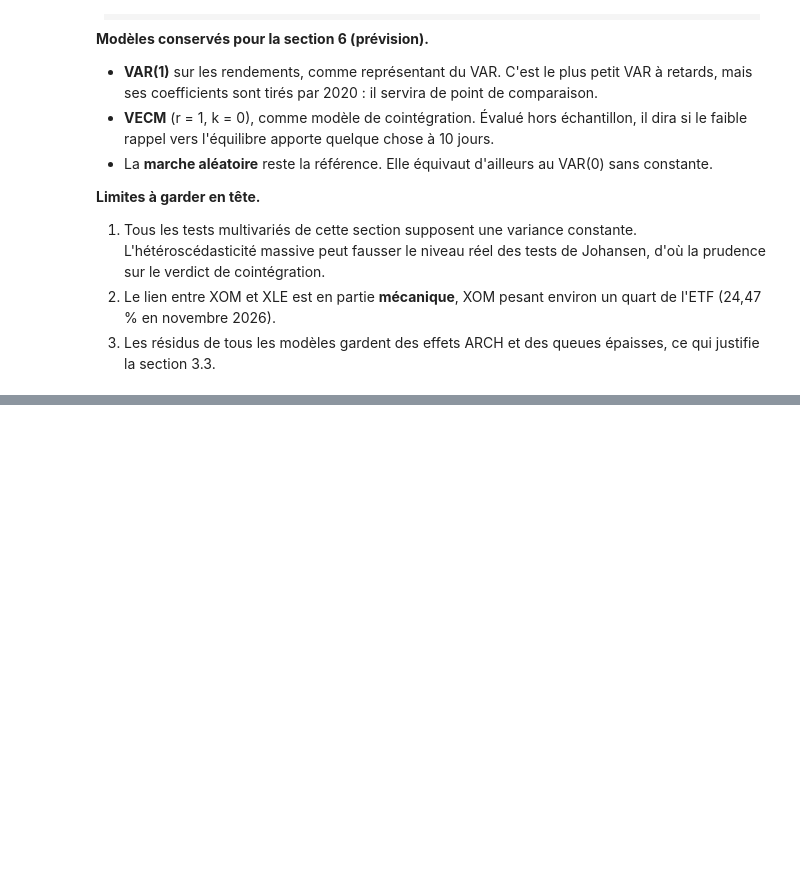
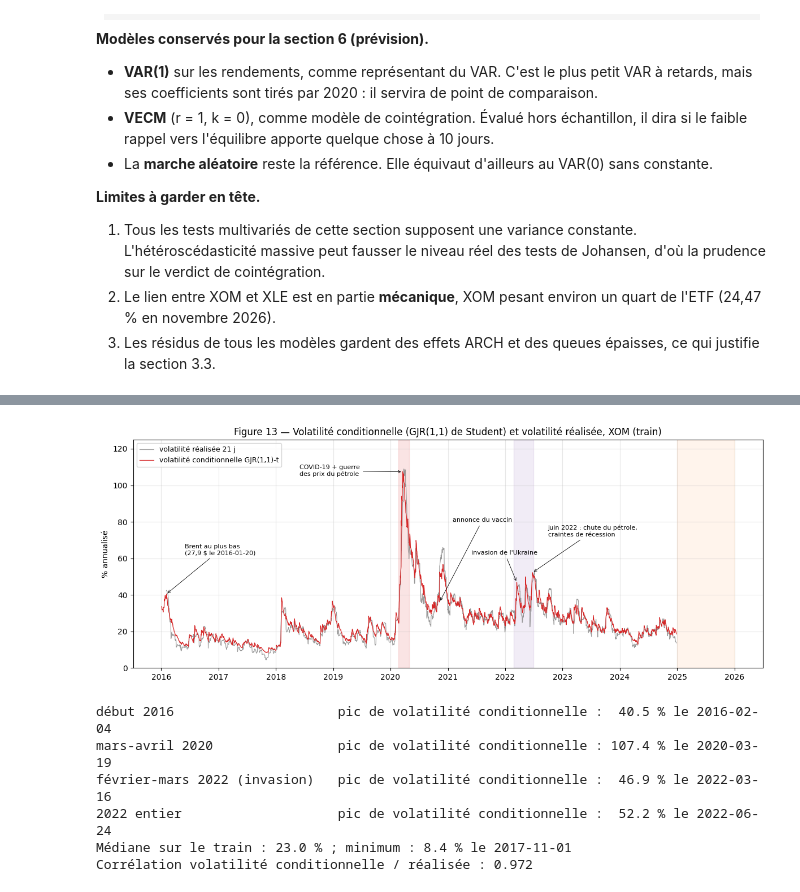
Before and after one commit to aziz28-dev/ts-project, a Jupyter notebook: notebooks/main_python.ipynb, the cells around one changed output, grey strips where cells are left out. Drawn from its saved outputs; the diff is of its cells as text; code cells hidden in the pictures; blank space fills up the shorter version.

```diff
--- a/notebooks/main_python.ipynb
+++ b/notebooks/main_python.ipynb
@@ -1716,0 +1963,41 @@ Aucun des deux α n'est significatif, ce qui est cohérent avec la faiblesse de
+# %%
+vol_c = pd.Series(gjr.conditional_volatility.to_numpy() * np.sqrt(252), index=dates_r)
+vol_r = TRAIN["XOM_vol21"]
+fig, ax = plt.subplots(figsize=(12, 4.8))
+ax.plot(vol_r.index, vol_r, lw=0.8, color="grey", alpha=0.8, label="volatilité réalisée 21 j")
+ax.plot(vol_c.index, vol_c, lw=0.9, color="tab:red", label="volatilité conditionnelle GJR(1,1)-t")
+shade(ax)
+# (date du point annoté, texte, position du texte) : positions fixées à la main pour éviter les chevauchements.
+events = [("2016-02-04", "Brent au plus bas\n(27,9 $ le 2016-01-20)", ("2016-06-01", 62)),
+          ("2020-03-19", "COVID-19 + guerre\ndes prix du pétrole", ("2018-06-01", 105)),
+          ("2020-11-09", "annonce du vaccin", ("2021-02-01", 80)),
+          ("2022-03-16", "invasion de l'Ukraine", ("2021-06-01", 62)),
+          ("2022-06-24", "juin 2022 : chute du pétrole,\ncraintes de récession", ("2022-10-01", 72))]
+for d, txt, (tx, ty) in events:
+    d = pd.Timestamp(d)
+    ax.annotate(txt, xy=(d, vol_c.loc[d]), xytext=(pd.Timestamp(tx), ty), fontsize=8,
+                arrowprops=dict(arrowstyle="->", lw=0.6))
+ax.set_ylim(0, 125)
+ax.set_ylabel("% annualisé")
+ax.set_title("Figure 13 — Volatilité conditionnelle (GJR(1,1) de Student) et volatilité réalisée, XOM (train)")
+ax.legend(loc="upper left", fontsize=9)
+ax.grid(alpha=0.3)
+fig.tight_layout()
+save_fig(fig, 13, "volatilite_conditionnelle")
+plt.show()
+
+peaks = {name: (vol_c.loc[a:b].max(), vol_c.loc[a:b].idxmax().date()) for name, (a, b) in
+         {"début 2016": ("2016-01", "2016-03"), "mars-avril 2020": ("2020-03", "2020-04"),
+          "février-mars 2022 (invasion)": ("2022-02-24", "2022-03-31"), "2022 entier": ("2022-01", "2022-12")}.items()}
+for k, (v, d) in peaks.items():
+    print(f"{k:<30} pic de volatilité conditionnelle : {v:5.1f} % le {d}")
+print(f"Médiane sur le train : {vol_c.median():.1f} % ; minimum : {vol_c.min():.1f} % le {vol_c.idxmin().date()}")
+print(f"Corrélation volatilité conditionnelle / réalisée : {vol_c.corr(vol_r):.3f}")
+# %% [output]
+[figure, added]
+début 2016                     pic de volatilité conditionnelle :  40.5 % le 2016-02-04
+mars-avril 2020                pic de volatilité conditionnelle : 107.4 % le 2020-03-19
+février-mars 2022 (invasion)   pic de volatilité conditionnelle :  46.9 % le 2022-03-16
+2022 entier                    pic de volatilité conditionnelle :  52.2 % le 2022-06-24
+Médiane sur le train : 23.0 % ; minimum : 8.4 % le 2017-11-01
+Corrélation volatilité conditionnelle / réalisée : 0.972
```
Also changed, not shown: parts of 19 cells of this notebook, 13 other files.
